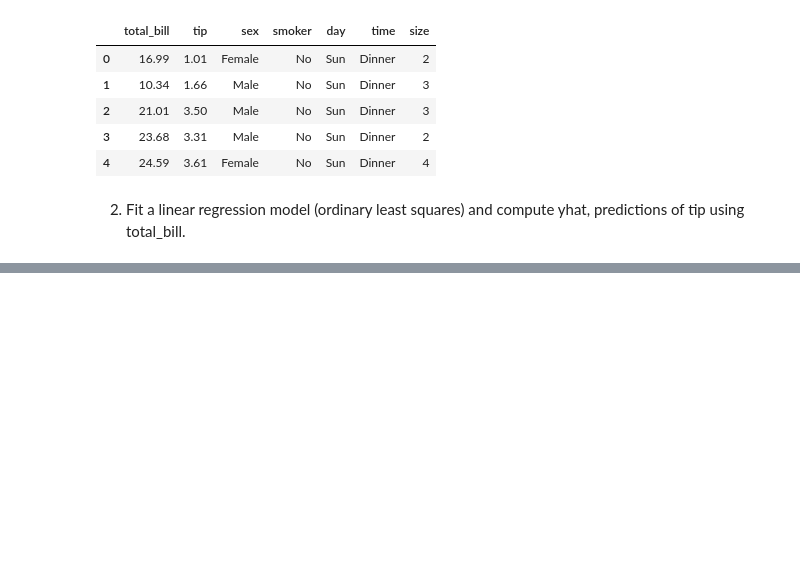
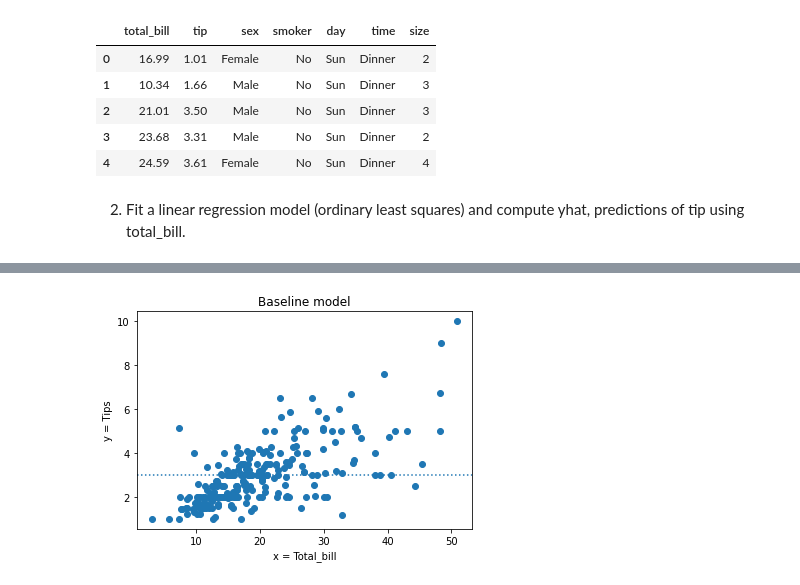
Before and after one commit to KristineCabanela/regression-exercises, a Jupyter notebook: evaluate.ipynb, the cells around one changed output, grey strips where cells are left out. Drawn from its saved outputs; the diff is of its cells as text; code cells hidden in the pictures; blank space fills up the shorter version.

```diff
--- a/evaluate.ipynb
+++ b/evaluate.ipynb
@@ -13,8 +21,8 @@ from sklearn.linear_model import LinearRegression
 # %% [markdown]
 1. Load the tips dataset from either pydataset or seaborn.
 # %%
-df = sns.load_dataset('tips')
-df.head()
+tips = sns.load_dataset('tips')
+tips.head()
 # %% [output]
 |  | total_bill | tip | sex | smoker | day | time | size |
 | 0 | 16.99 | 1.01 | Female | No | Sun | Dinner | 2 |
@@ -26,0 +40,3 @@ df.head()
+# %%
+tips['baseline'] = tips.tip.mean()
+tips.head()
@@ -26,0 +50,9 @@ df.head()
+# %%
+# data plotted with baseline
+plt.scatter(tips.total_bill, tips.tip)
+plt.axhline(tips.tip.mean(), ls = ':')
+plt.xlabel('x = Total_bill')
+plt.ylabel('y = Tips')
+plt.title('Baseline model');
+# %% [output]
+[figure, added]
```
Also changed, not shown: parts of 25 cells of this notebook.
